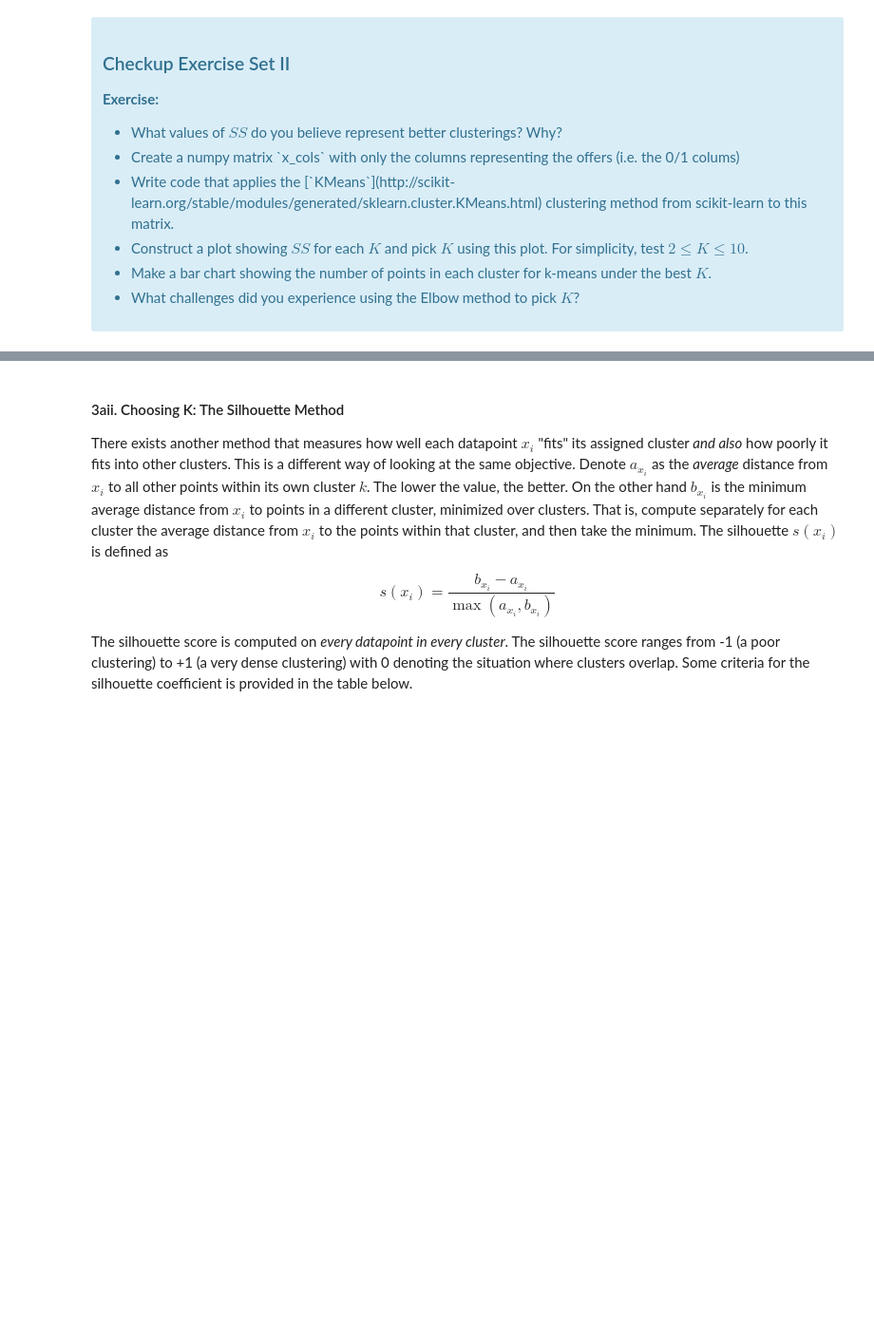
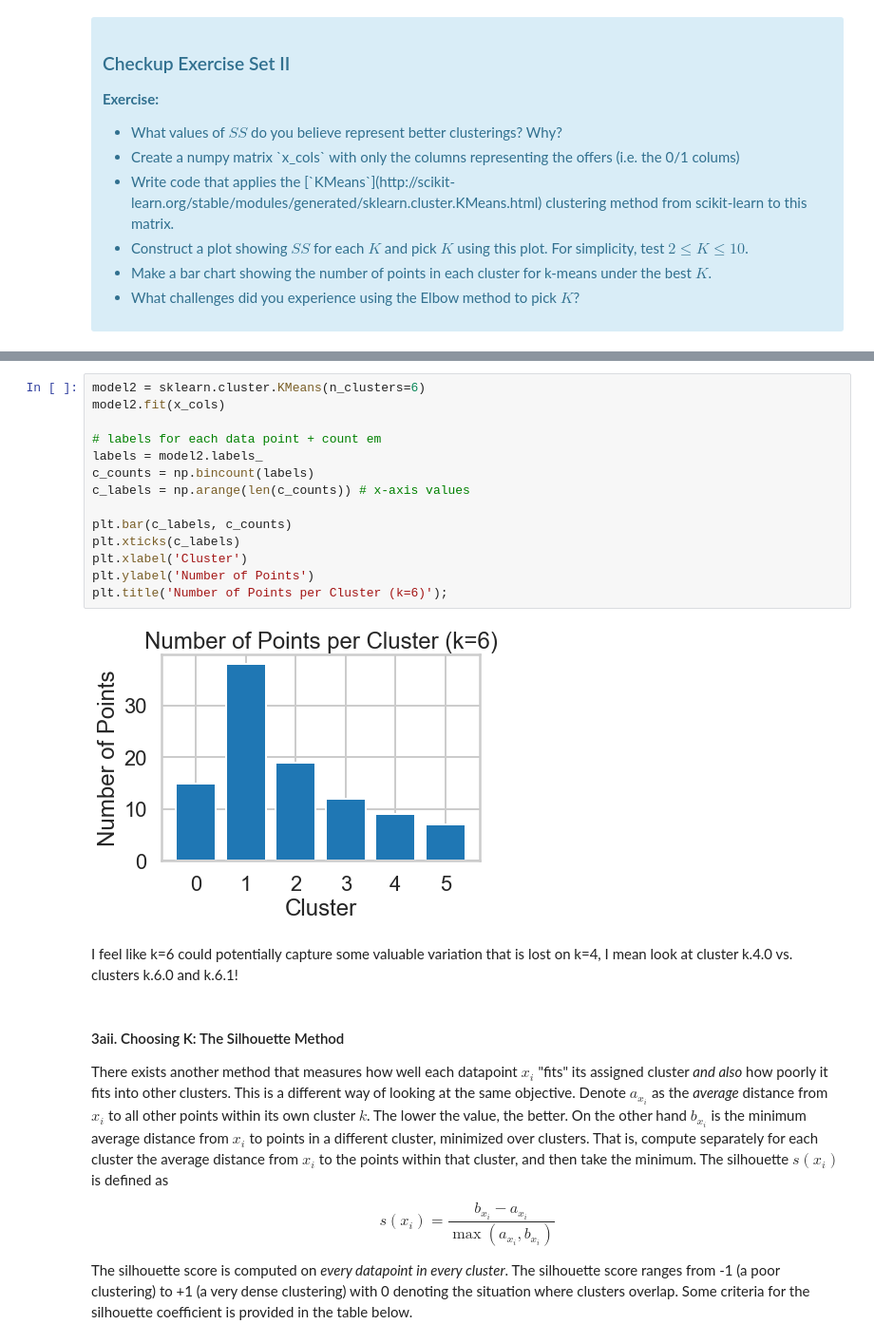
Before and after one commit to GwenToves/SpringBoard, a Jupyter notebook: Unsupervised Learning Case Studies/Clustering Case Study/Clustering Case Study - Customer Segmentation with K-Means - Tier 3.ipynb, the cells around one changed output, grey strips where cells are left out. Shown at 95% size. Saved outputs shown, nothing was run; the diff lists cells and outputs as text; blank space fills up the shorter version.

```diff
--- a/Unsupervised Learning Case Studies/Clustering Case Study/Clustering Case Study - Customer Segmentation with K-Means - Tier 3.ipynb
+++ b/Unsupervised Learning Case Studies/Clustering Case Study/Clustering Case Study - Customer Segmentation with K-Means - Tier 3.ipynb
@@ -145,3 +235,21 @@ where $x_i$ is a point, $C_k$ represents cluster $k$ and $\mu_k$ is the centroid
+# %%
+model2 = sklearn.cluster.KMeans(n_clusters=6)
+model2.fit(x_cols)
+
+# labels for each data point + count em
+labels = model2.labels_
+c_counts = np.bincount(labels)
+c_labels = np.arange(len(c_counts)) # x-axis values
+
+plt.bar(c_labels, c_counts)
+plt.xticks(c_labels)
+plt.xlabel('Cluster')
+plt.ylabel('Number of Points')
+plt.title('Number of Points per Cluster (k=6)');
+# %% [output]
+[figure, added]
+# %% [markdown]
+I feel like k=6 could potentially capture some valuable variation that is lost on k=4, I mean look at cluster k.4.0 vs. clusters k.6.0 and k.6.1!
 # %% [markdown]
 #### 3aii. Choosing K: The Silhouette Method
 
```
Also changed, not shown: parts of 15 cells of this notebook.
